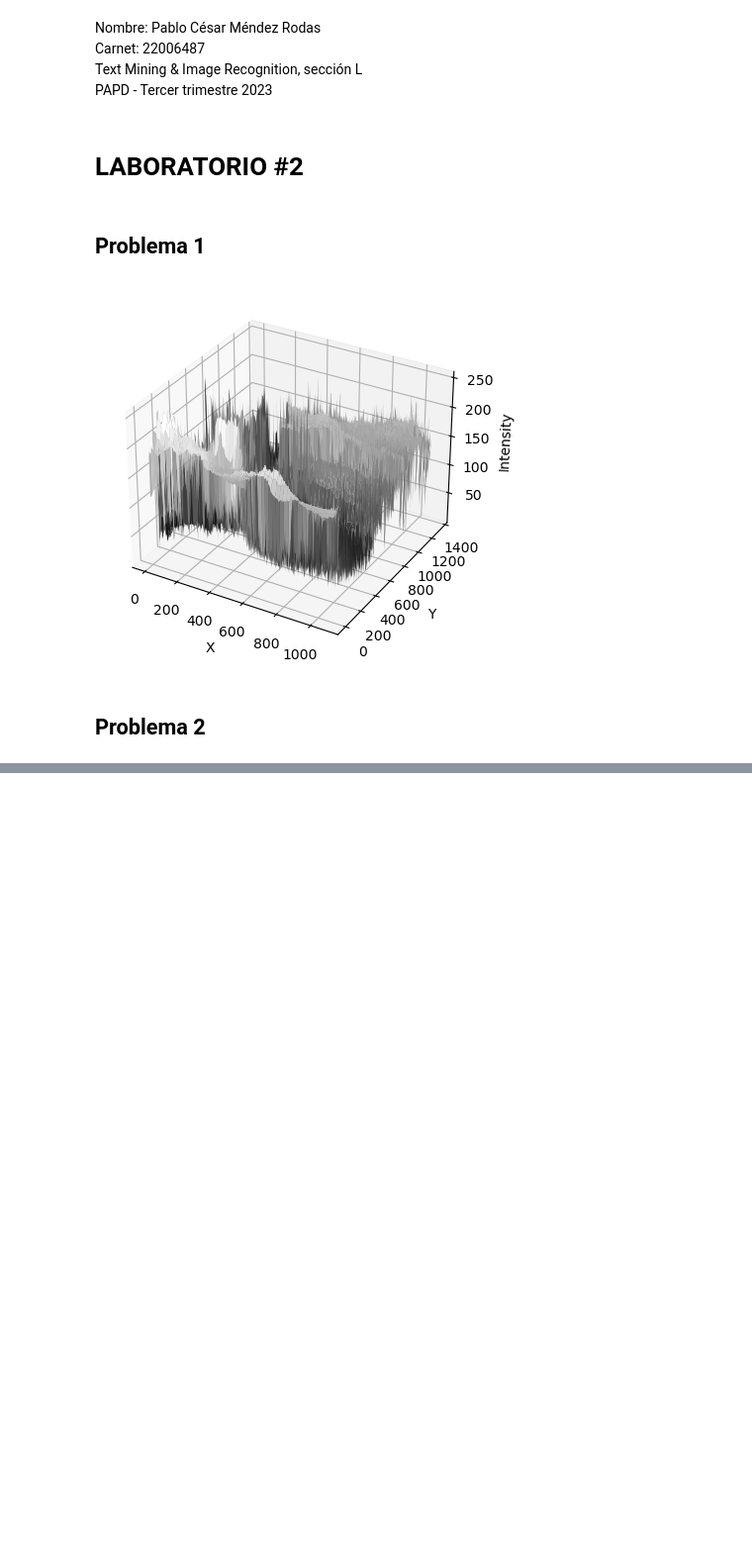
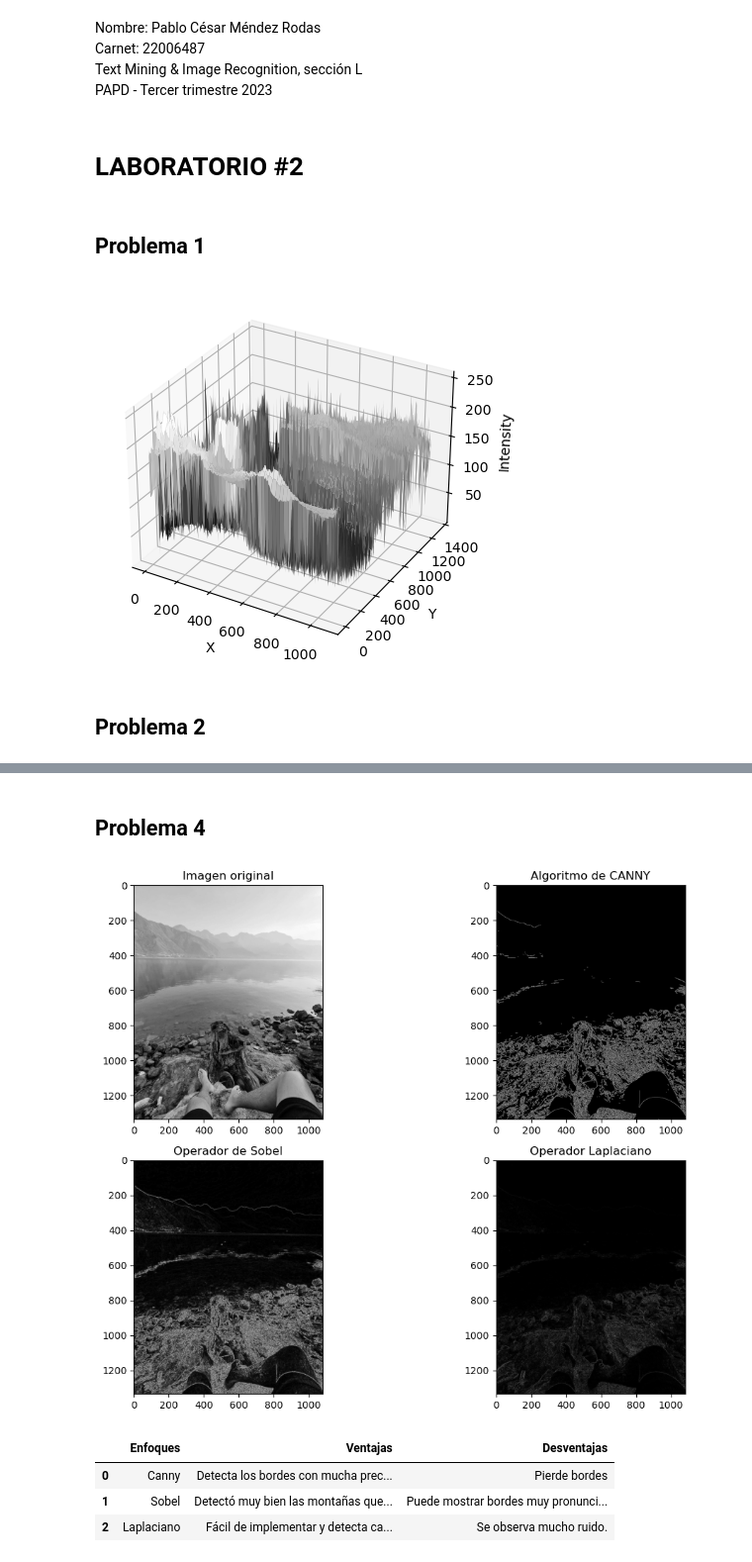
Before and after one commit to pablogalileo/classproject, a Jupyter notebook: Lab2/Lab 2.ipynb, the cells around one changed output, grey strips where cells are left out. Shown at 99% size. Drawn from its saved outputs; the diff is of its cells as text; code cells hidden in the pictures; blank space fills up the shorter version.

```diff
--- a/Lab2/Lab 2.ipynb
+++ b/Lab2/Lab 2.ipynb
@@ -90,0 +159,62 @@ plt.show()
+# %% [markdown]
+## Problema 4
+# %%
+#Cargamos la imagen
+image = cv2.imread('lago.jpg', cv2.IMREAD_GRAYSCALE)
+
+#Algoritmo de CANNY
+canny_edges = cv2.Canny(image, threshold1=100, threshold2=200)
+
+#Operador de Sobel
+sobel_x = cv2.Sobel(image, cv2.CV_64F, 1, 0, ksize=3)
+sobel_y = cv2.Sobel(image, cv2.CV_64F, 0, 1, ksize=3)
+sobel_edges = np.sqrt(sobel_x**2 + sobel_y**2).astype(np.uint8)
+
+#Operador Laplaciano
+laplacian_edges = cv2.Laplacian(image, cv2.CV_8U)
+
+#Mostramos resultados
+plt.figure(figsize=(12, 8))
+
+plt.subplot(2, 2, 1)
+plt.imshow(image, cmap='gray')
+plt.title("Imagen original")
+
+plt.subplot(2, 2, 2)
+plt.imshow(canny_edges, cmap='gray')
+plt.title("Algoritmo de CANNY")
+
+plt.subplot(2, 2, 3)
+plt.imshow(sobel_edges, cmap='gray')
+plt.title("Operador de Sobel")
+
+plt.subplot(2, 2, 4)
+plt.imshow(laplacian_edges, cmap='gray')
+plt.title("Operador Laplaciano")
+
+plt.tight_layout()
+plt.show()
+
+# Comparison Table
+enfoques = ['Canny', 'Sobel', 'Laplaciano']
+ventajas = [
+    'Detecta los bordes con mucha precision y poco ruido',
+    'Detectó muy bien las montañas que eran dificiles de ver',
+    'Fácil de implementar y detecta cambios de intensidad'
+]
+desventajas = [
+    'Pierde bordes',
+    'Puede mostrar bordes muy pronunciados',
+    'Se observa mucho ruido.'
+]
+
+comparison_table = {'Enfoques': enfoques, 'Ventajas': ventajas, 'Desventajas': desventajas}
+comparison_df = pd.DataFrame(comparison_table)
+
+comparison_df
+# %% [output]
+[figure, added]
+|  | Enfoques | Ventajas | Desventajas |
+| 0 | Canny | Detecta los bordes con mucha prec... | Pierde bordes |
+| 1 | Sobel | Detectó muy bien las montañas que... | Puede mostrar bordes muy pronunci... |
+| 2 | Laplaciano | Fácil de implementar y detecta ca... | Se observa mucho ruido. |
```
Also changed, not shown: parts of 6 cells of this notebook, 6 other files.
